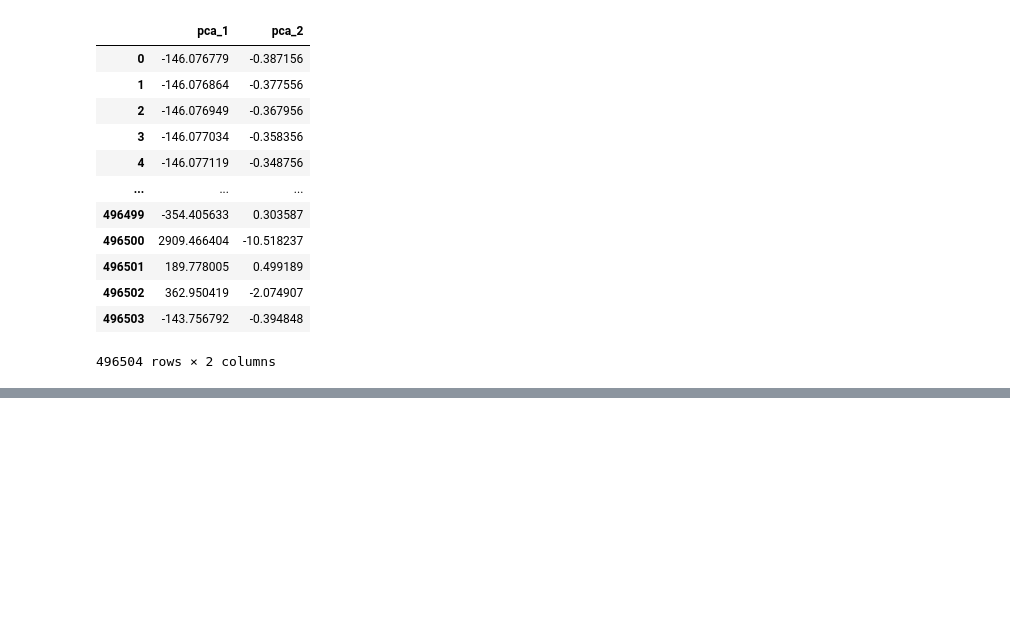
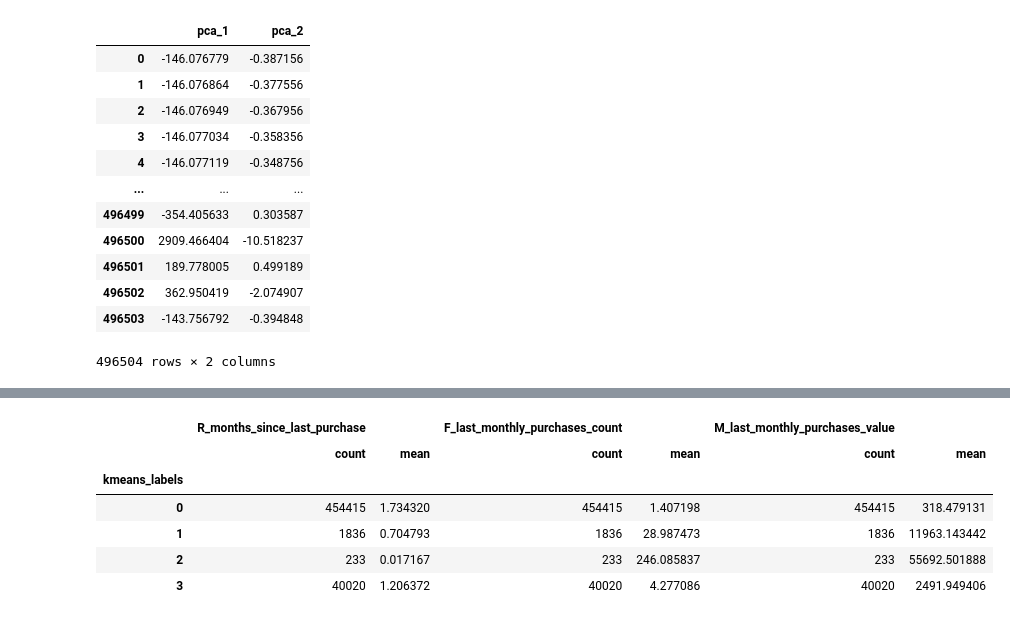
Before and after one commit to harimagar/Data-Science-Project, a Jupyter notebook: RecommendationSystem.ipynb, the cells around one changed output, grey strips where cells are left out. Cells and saved outputs as stored; diff of their text form; code cells hidden in the pictures; blank space fills up the shorter version.

```diff
--- a/RecommendationSystem.ipynb
+++ b/RecommendationSystem.ipynb
@@ -470,0 +500,12 @@ df_pca
+# %%
+# Analyze results of clustering
+df_rfm['kmeans_labels'] = kmeans.labels_
+df_rfm.groupby('kmeans_labels')[['R_months_since_last_purchase','F_last_monthly_purchases_count','M_last_monthly_purchases_value']].agg({"mean","count"})
+# %% [output]
+|  | R_months_since_last_purchase |  | F_last_monthly_purchases_count |  | M_last_monthly_purchases_value |  |
+|  | count | mean | count | mean | count | mean |
+| kmeans_labels |  |  |  |  |  |  |
+| 0 | 454415 | 1.734320 | 454415 | 1.407198 | 454415 | 318.479131 |
+| 1 | 1836 | 0.704793 | 1836 | 28.987473 | 1836 | 11963.143442 |
+| 2 | 233 | 0.017167 | 233 | 246.085837 | 233 | 55692.501888 |
+| 3 | 40020 | 1.206372 | 40020 | 4.277086 | 40020 | 2491.949406 |
```
Also changed, not shown: parts of 3 cells of this notebook, 1 other file.
